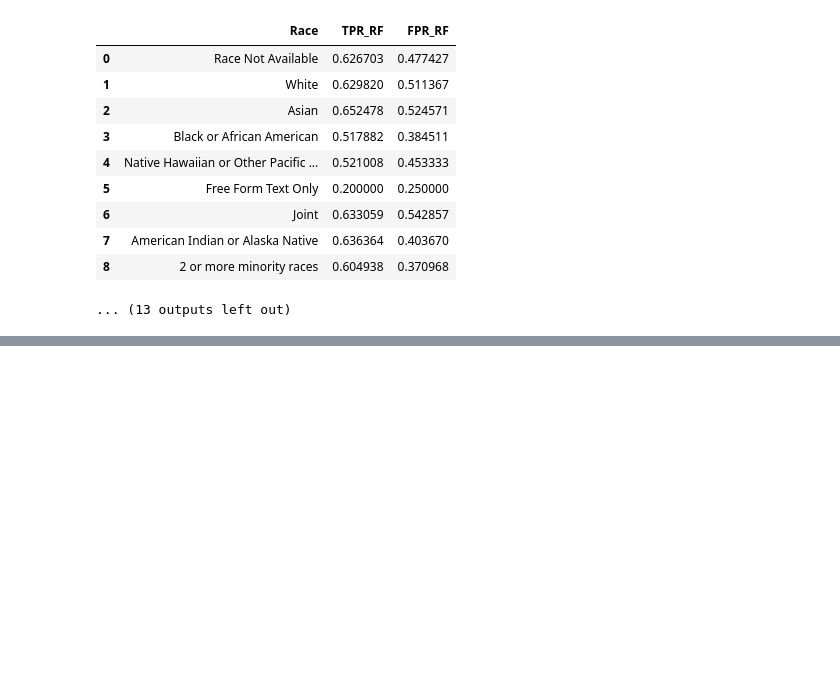
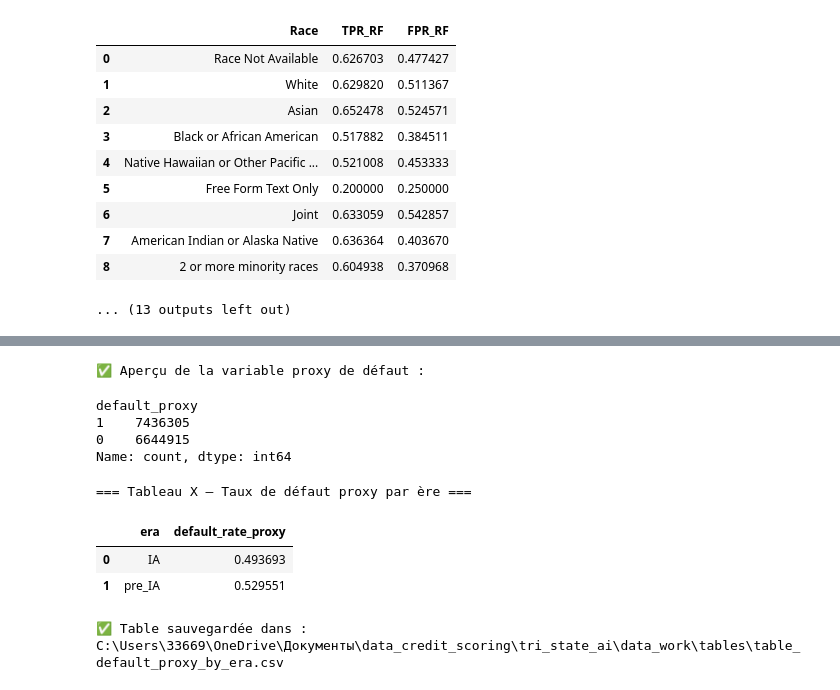
Before and after one commit to Yannick-Tape/data_credit_scoring, a Jupyter notebook: Final_notebook_M_Napo.ipynb, the cells around one changed output, grey strips where cells are left out. Saved outputs shown, nothing was run; the diff lists cells and outputs as text; code cells hidden in the pictures; blank space fills up the shorter version.

```diff
--- a/Final_notebook_M_Napo.ipynb
+++ b/Final_notebook_M_Napo.ipynb
@@ -1785,0 +4222,65 @@ explicites de fairness dans les systèmes de scoring automatisés.
+# %%
+# %% [code]
+# ============================================================
+# Construction d'une PROXY de défaut (HMDA-compliant)
+# ============================================================
+
+# Copie de travail
+proxy_df = desc_df.copy()
+
+# Conversion numérique sûre
+proxy_df["rate_spread"] = pd.to_numeric(proxy_df["rate_spread"], errors="coerce")
+proxy_df["lien_status"] = pd.to_numeric(proxy_df["lien_status"], errors="coerce")
+proxy_df["action_taken"] = pd.to_numeric(proxy_df["action_taken"], errors="coerce")
+
+# Heuristique de risque / défaut
+# Critères :
+# - prêt refusé OU retiré OU refus post-acceptation
+# - ou taux très élevé (subprime proxy)
+# - ou second lien (plus risqué)
+
+def build_default_proxy(row):
+    if row["action_taken"] in [3, 4, 5, 6]:
+        return 1
+    if pd.notna(row["rate_spread"]) and row["rate_spread"] > 3:
+        return 1
+    if row["lien_status"] == 2:
+        return 1
+    return 0
+
+proxy_df["default_proxy"] = proxy_df.apply(build_default_proxy, axis=1)
+
+# Vérification
+print("\n✅ Aperçu de la variable proxy de défaut :\n")
+display(proxy_df["default_proxy"].value_counts())
+
+# Vérification par ère
+default_proxy_by_era = (
+    proxy_df
+    .groupby("era")["default_proxy"]
+    .mean()
+    .reset_index()
+    .rename(columns={"default_proxy": "default_rate_proxy"})
+)
+
+print("\n=== Tableau X – Taux de défaut proxy par ère ===")
+display(default_proxy_by_era)
+
+# Sauvegarde
+proxy_path = os.path.join(out_dir, "table_default_proxy_by_era.csv")
+default_proxy_by_era.to_csv(proxy_path, index=False)
+print("✅ Table sauvegardée dans :", proxy_path)
+
+# Flag global
+DEFAULT_PROXY_READY = True
+# %% [output]
+✅ Aperçu de la variable proxy de défaut :
+default_proxy
+1    7436305
+0    6644915
+Name: count, dtype: int64
+=== Tableau X – Taux de défaut proxy par ère ===
+|  | era | default_rate_proxy |
+| 0 | IA | 0.493693 |
+| 1 | pre_IA | 0.529551 |
+✅ Table sauvegardée dans : C:\Users\33669\OneDrive\Документы\data_credit_scoring\tri_state_ai\data_work\tables\table_default_proxy_by_era.csv
```
Also changed, not shown: parts of 41 cells of this notebook.
